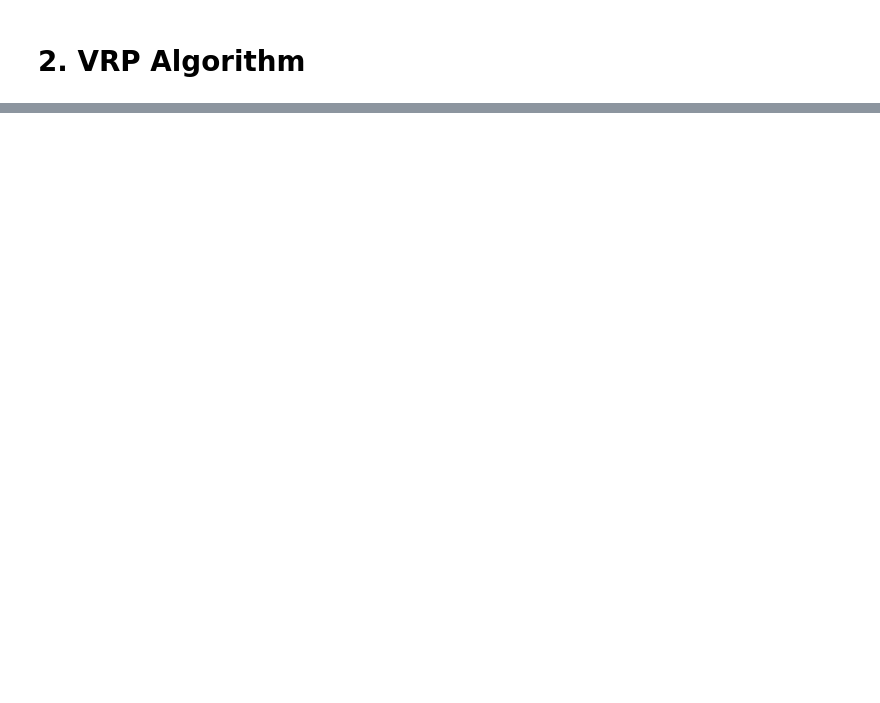
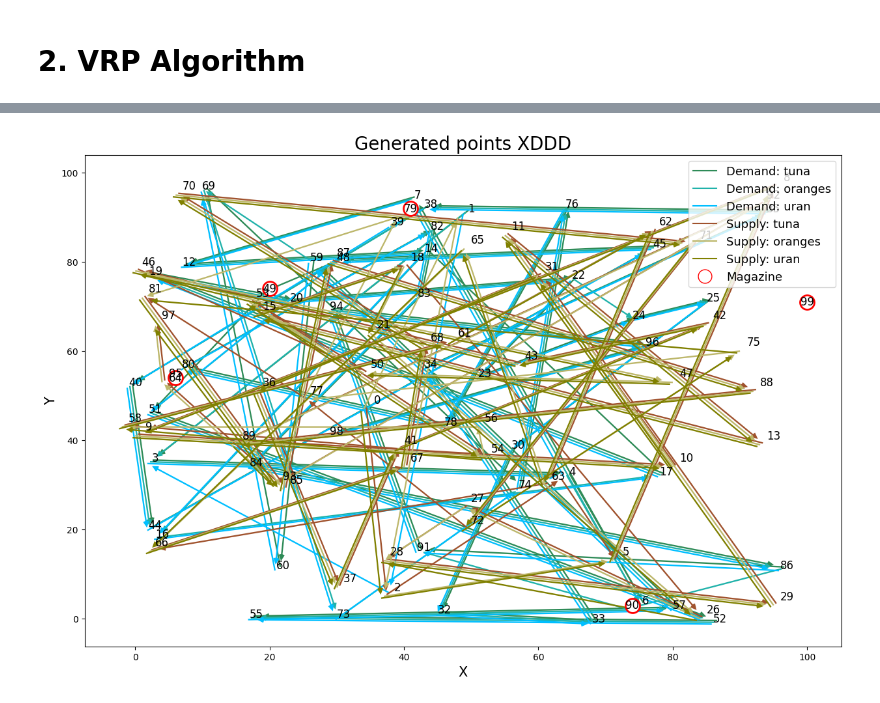
Before and after one commit to SzymonStolarski/ue-computational-intelligence, a Jupyter notebook: sandbox.ipynb, the cells around one changed output, grey strips where cells are left out. Saved outputs shown, nothing was run; the diff lists cells and outputs as text; code cells hidden in the pictures; blank space fills up the shorter version.

```diff
--- a/sandbox.ipynb
+++ b/sandbox.ipynb
@@ -121,0 +93,4 @@ Gdyby Janusz się nos posłuchoł i kupił nosz pakiet
+# %%
+vrp.visualize_routes()
+# %% [output]
+[figure, added]
```
Also changed, not shown: parts of 8 cells of this notebook, 2 other files.
